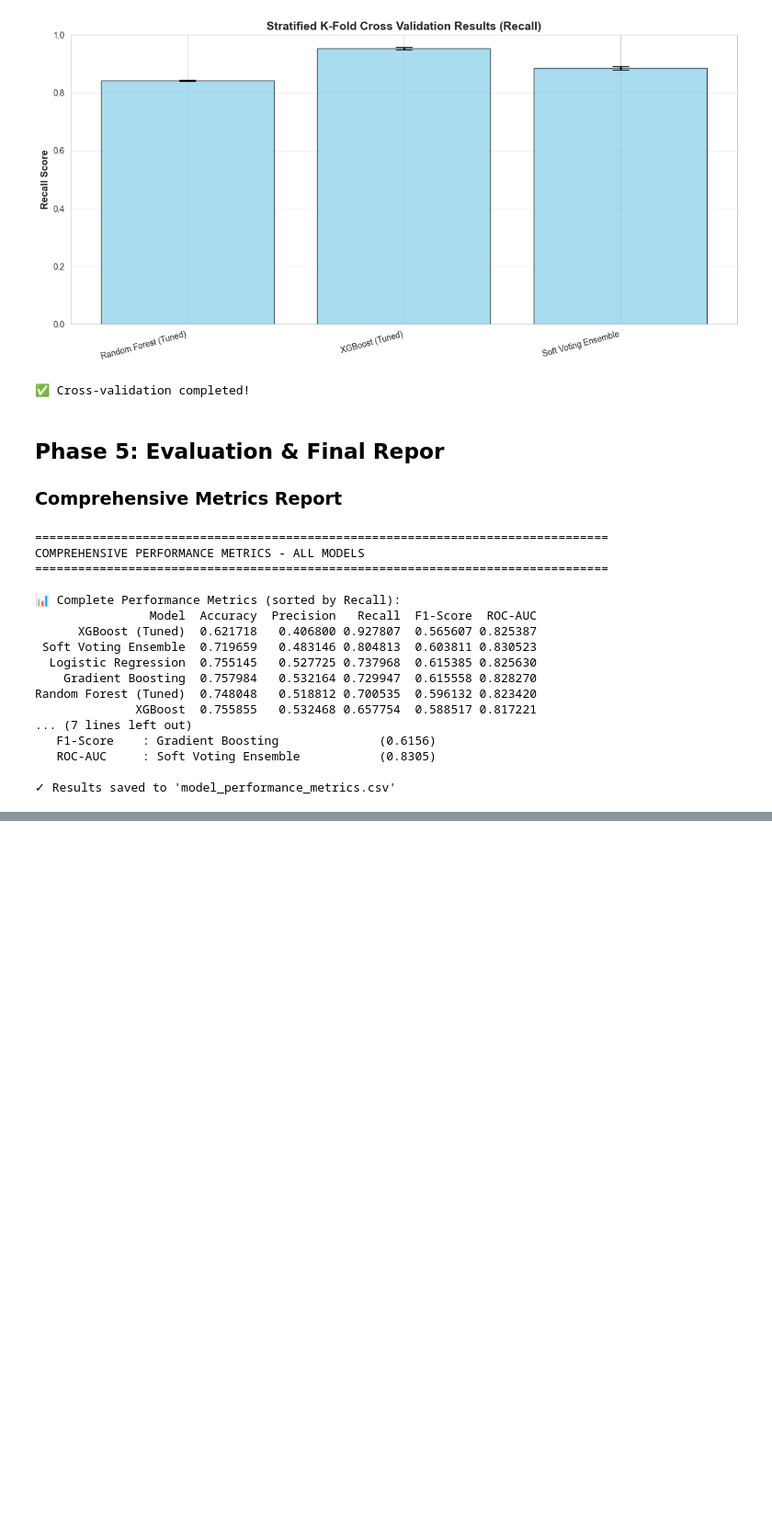
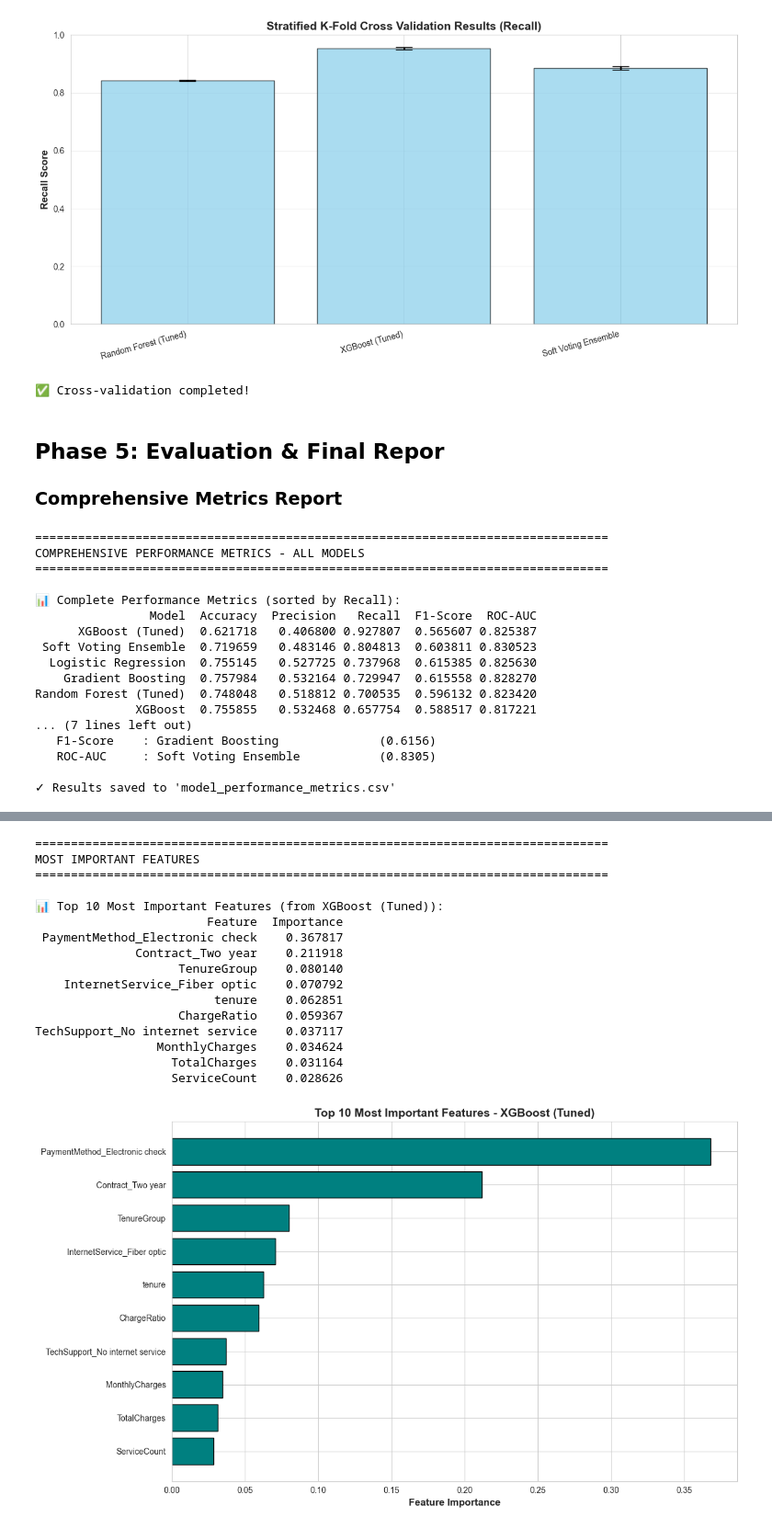
Before and after one commit to mahbodkhaleti/ML_Project, a Jupyter notebook: project.ipynb, the cells around one changed output, grey strips where cells are left out. Shown at 92% size. Drawn from its saved outputs; the diff is of its cells as text; code cells hidden in the pictures; blank space fills up the shorter version.

```diff
--- a/project.ipynb
+++ b/project.ipynb
@@ -1512,0 +1650,77 @@ Random Forest (Tuned)  0.748048   0.518812 0.700535  0.596132 0.823420
+# %%
+# Most Important Features Analysis
+print("="*80)
+print("MOST IMPORTANT FEATURES")
+print("="*80)
+
+# Get feature importance from winning model
+if hasattr(winning_model, 'feature_importances_'):
+    # For tree-based models
+    feature_importance = pd.DataFrame({
+        'Feature': final_features,
+        'Importance': winning_model.feature_importances_
+    }).sort_values(by='Importance', ascending=False)
+
+    print(f"\n📊 Top 10 Most Important Features (from {winning_model_name}):")
+    print(feature_importance.head(10).to_string(index=False))
+
+    # Visualize top 10 features
+    plt.figure(figsize=(12, 7))
+    top_10_features = feature_importance.head(10)
+    plt.barh(range(len(top_10_features)), top_10_features['Importance'], color='teal', edgecolor='black')
+    plt.yticks(range(len(top_10_features)), top_10_features['Feature'])
+    plt.xlabel('Feature Importance', fontsize=12, fontweight='bold')
+    plt.title(f'Top 10 Most Important Features - {winning_model_name}', fontsize=14, fontweight='bold')
+    plt.gca().invert_yaxis()
+    plt.tight_layout()
+    plt.show()
+
+elif hasattr(winning_model, 'coef_'):
+    # For linear models
+    feature_importance = pd.DataFrame({
+        'Feature': final_features,
+        'Coefficient': winning_model.coef_[0]
+    }).sort_values(by='Coefficient', key=abs, ascending=False)
+
+    print(f"\n📊 Top 10 Most Important Features (by coefficient magnitude):")
+    print(feature_importance.head(10).to_string(index=False))
+else:
+    print("\n⚠️ Feature importance not available for this ensemble model.")
+    print("Using Random Forest (Tuned) feature importance instead...")
+
+    feature_importance = pd.DataFrame({
+        'Feature': final_features,
+        'Importance': rf_tuned.feature_importances_
+    }).sort_values(by='Importance', ascending=False)
+
+    print(f"\n📊 Top 10 Most Important Features:")
+    print(feature_importance.head(10).to_string(index=False))
+
+    # Visualize
+    plt.figure(figsize=(12, 7))
+    top_10_features = feature_importance.head(10)
+    plt.barh(range(len(top_10_features)), top_10_features['Importance'], color='teal', edgecolor='black')
+    plt.yticks(range(len(top_10_features)), top_10_features['Feature'])
+    plt.xlabel('Feature Importance', fontsize=12, fontweight='bold')
+    plt.title('Top 10 Most Important Features (Random Forest)', fontsize=14, fontweight='bold')
+    plt.gca().invert_yaxis()
+    plt.tight_layout()
+    plt.show()
+# %% [output]
+================================================================================
+MOST IMPORTANT FEATURES
+================================================================================
+
+📊 Top 10 Most Important Features (from XGBoost (Tuned)):
+                        Feature  Importance
+ PaymentMethod_Electronic check    0.367817
+              Contract_Two year    0.211918
+                    TenureGroup    0.080140
+    InternetService_Fiber optic    0.070792
+                         tenure    0.062851
+                    ChargeRatio    0.059367
+TechSupport_No internet service    0.037117
+                 MonthlyCharges    0.034624
+                   TotalCharges    0.031164
+                   ServiceCount    0.028626
+[figure, added]
```
Also changed, not shown: parts of 7 cells of this notebook.
